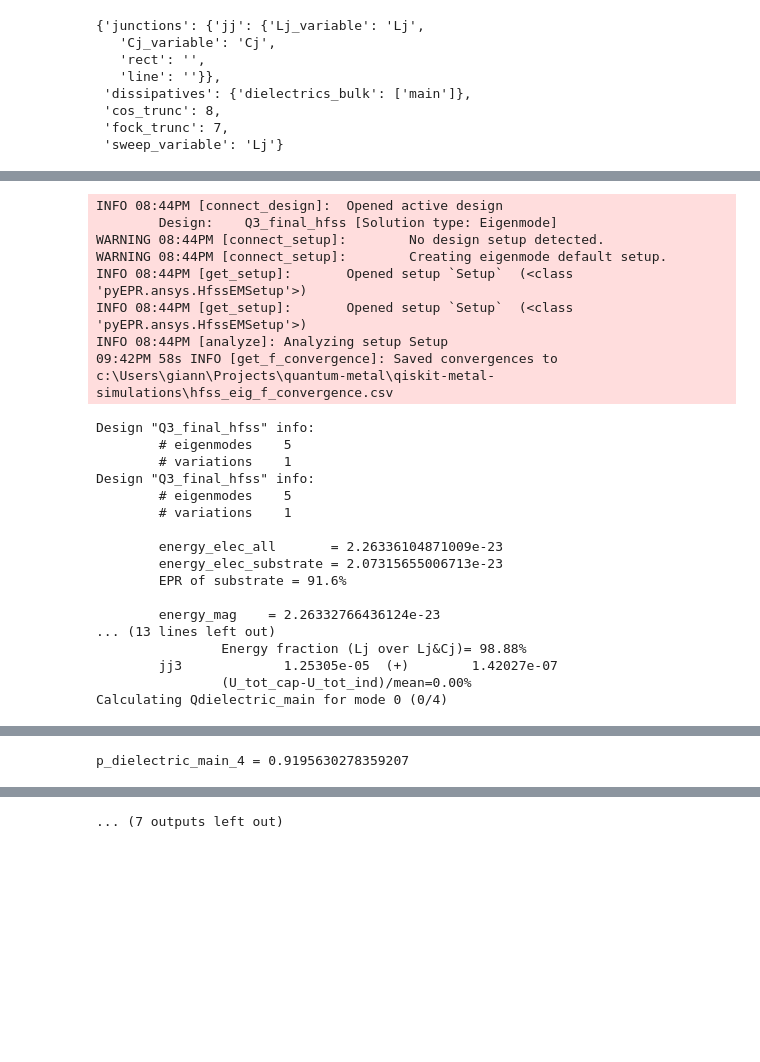
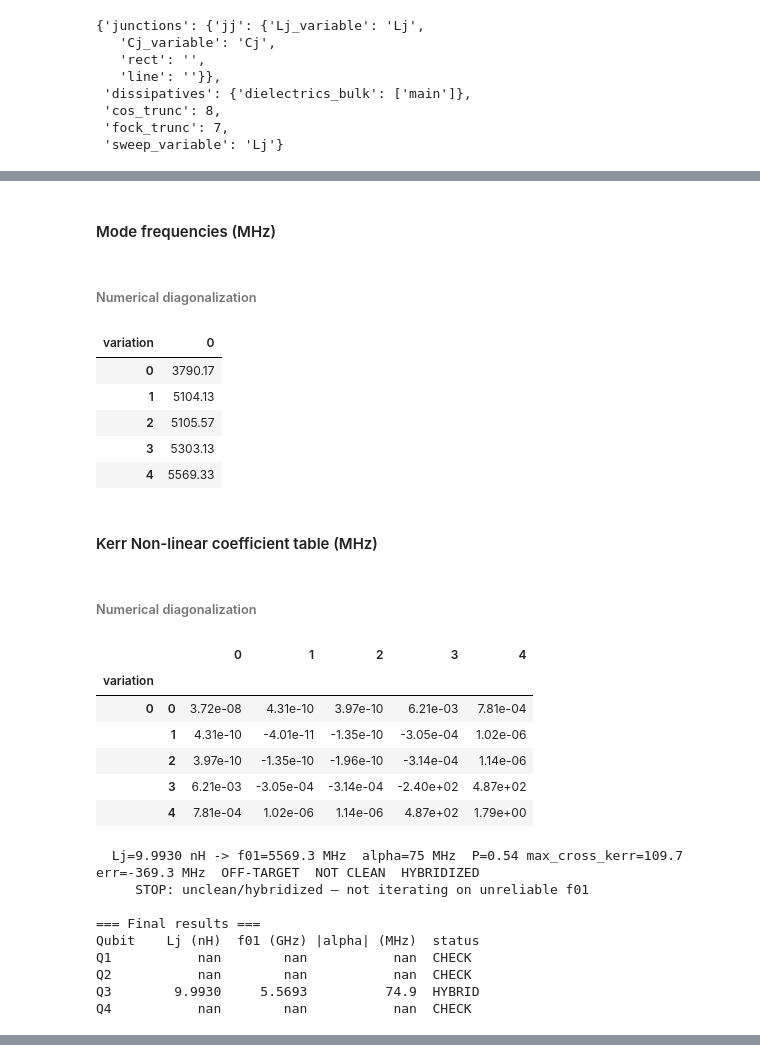
Before and after one commit to thanosGian/qiskit-metal-simulations, a Jupyter notebook: final_four_qubit_chip_design.ipynb, the cells around one changed output, grey strips where cells are left out. Drawn from its saved outputs; the diff is of its cells as text; code cells hidden in the pictures; blank space fills up the shorter version.

```diff
--- a/final_four_qubit_chip_design.ipynb
+++ b/final_four_qubit_chip_design.ipynb
@@ -2011,16 +2011,16 @@ QTUNE = {
     #                     "cpw1","cpw2","Q1","Q3"],
     #         open_terms=[],
     #         jj=("jj2","Lj_Q2","Cj_Q2","JJ_rect_Lj_Q2_rect_jj","JJ_Lj_Q2_rect_jj_")),
-    # "Q3": dict(target_GHz=5.2, Lj0=9.9930,
-    #         components=["Q3","Readout3","Launch_RO_Q3","Charge_Line3","Launch_CL_Q3",
-    #                     "cpw2","cpw3","Q2","Q4"],
+    "Q3": dict(target_GHz=5.2, Lj0=9.9930,
+            components=["Q3","Readout3","Launch_RO_Q3","Charge_Line3","Launch_CL_Q3",
+                        "cpw2","cpw3","Q2","Q4"],
+            open_terms=[],
+            jj=("jj3","Lj_Q3","Cj_Q3","JJ_rect_Lj_Q3_rect_jj","JJ_Lj_Q3_rect_jj_")),
+    # "Q4": dict(target_GHz=5.4, Lj0=9.9390,
+    #         components=["Q4","Readout4","Launch_RO_Q4","Charge_Line4","Launch_CL_Q4",
+    #                     "cpw3","cpw4","Q3","Q1"],
     #         open_terms=[],
-    #         jj=("jj3","Lj_Q3","Cj_Q3","JJ_rect_Lj_Q3_rect_jj","JJ_Lj_Q3_rect_jj_")),
-    "Q4": dict(target_GHz=5.4, Lj0=9.9390,
-            components=["Q4","Readout4","Launch_RO_Q4","Charge_Line4","Launch_CL_Q4",
-                        "cpw3","cpw4","Q3","Q1"],
-            open_terms=[],
-            jj=("jj4","Lj_Q4","Cj_Q4","JJ_rect_Lj_Q4_rect_jj","JJ_Lj_Q4_rect_jj_")),
+    #         jj=("jj4","Lj_Q4","Cj_Q4","JJ_rect_Lj_Q4_rect_jj","JJ_Lj_Q4_rect_jj_")),
 }
 
 # --- neighbor junction Lj values, so we can pin neighbor junctions HIGH -------
@@ -2130,25 +2146,26 @@ for qn in ["Q1","Q2","Q3","Q4"]:
+#### Mode frequencies (MHz)
+###### Numerical diagonalization
+| variation | 0 |
+| 0 | 3790.17 |
+| 1 | 5104.13 |
+| 2 | 5105.57 |
+| 3 | 5303.13 |
+| 4 | 5569.33 |
+#### Kerr Non-linear coefficient table (MHz)
+###### Numerical diagonalization
+|  |  | 0 | 1 | 2 | 3 | 4 |
+| variation |  |  |  |  |  |  |
+| 0 | 0 | 3.72e-08 | 4.31e-10 | 3.97e-10 | 6.21e-03 | 7.81e-04 |
+|  | 1 | 4.31e-10 | -4.01e-11 | -1.35e-10 | -3.05e-04 | 1.02e-06 |
+|  | 2 | 3.97e-10 | -1.35e-10 | -1.96e-10 | -3.14e-04 | 1.14e-06 |
+|  | 3 | 6.21e-03 | -3.05e-04 | -3.14e-04 | -2.40e+02 | 4.87e+02 |
+|  | 4 | 7.81e-04 | 1.02e-06 | 1.14e-06 | 4.87e+02 | 1.79e+00 |
-INFO 08:44PM [connect_design]:  Opened active design
-        Design:    Q3_final_hfss [Solution type: Eigenmode]
-WARNING 08:44PM [connect_setup]:        No design setup detected.
-WARNING 08:44PM [connect_setup]:        Creating eigenmode default setup.
-INFO 08:44PM [get_setup]:       Opened setup `Setup`  (<class 'pyEPR.ansys.HfssEMSetup'>)
-INFO 08:44PM [get_setup]:       Opened setup `Setup`  (<class 'pyEPR.ansys.HfssEMSetup'>)
-INFO 08:44PM [analyze]: Analyzing setup Setup
-09:42PM 58s INFO [get_f_convergence]: Saved convergences to c:\Users\giann\Projects\quantum-metal\qiskit-metal-simulations\hfss_eig_f_convergence.csv
+  Lj=9.9930 nH -> f01=5569.3 MHz  alpha=75 MHz  P=0.54 max_cross_kerr=109.7  err=-369.3 MHz  OFF-TARGET  NOT CLEAN  HYBRIDIZED
+     STOP: unclean/hybridized — not iterating on unreliable f01
+
+=== Final results ===
+Qubit    Lj (nH)  f01 (GHz) |alpha| (MHz)  status
+Q1           nan        nan           nan  CHECK
+Q2           nan        nan           nan  CHECK
+Q3        9.9930     5.5693          74.9  HYBRID
+Q4           nan        nan           nan  CHECK
-Design "Q3_final_hfss" info:
-        # eigenmodes    5
-        # variations    1
-Design "Q3_final_hfss" info:
-        # eigenmodes    5
-        # variations    1
-
-        energy_elec_all       = 2.26336104871009e-23
-        energy_elec_substrate = 2.07315655006713e-23
-        EPR of substrate = 91.6%
-
-        energy_mag    = 2.26332766436124e-23
-... (13 lines left out)
-                Energy fraction (Lj over Lj&Cj)= 98.88%
-        jj3             1.25305e-05  (+)        1.42027e-07
-                (U_tot_cap-U_tot_ind)/mean=0.00%
-Calculating Qdielectric_main for mode 0 (0/4)
@@ -2213 +2171,0 @@ Calculating Qdielectric_main for mode 4 (4/4)
-p_dielectric_main_4 = 0.9195630278359207
@@ -2250,4 +2172,3 @@ Index: [0, 1, 2, 3, 4]
-... (7 outputs left out)
 # %%
 # ===== Final verification: one EPR per qubit at its tuned Lj =====
 import numpy as np
```
Also changed, not shown: parts of 4 cells of this notebook, 1 other file.
